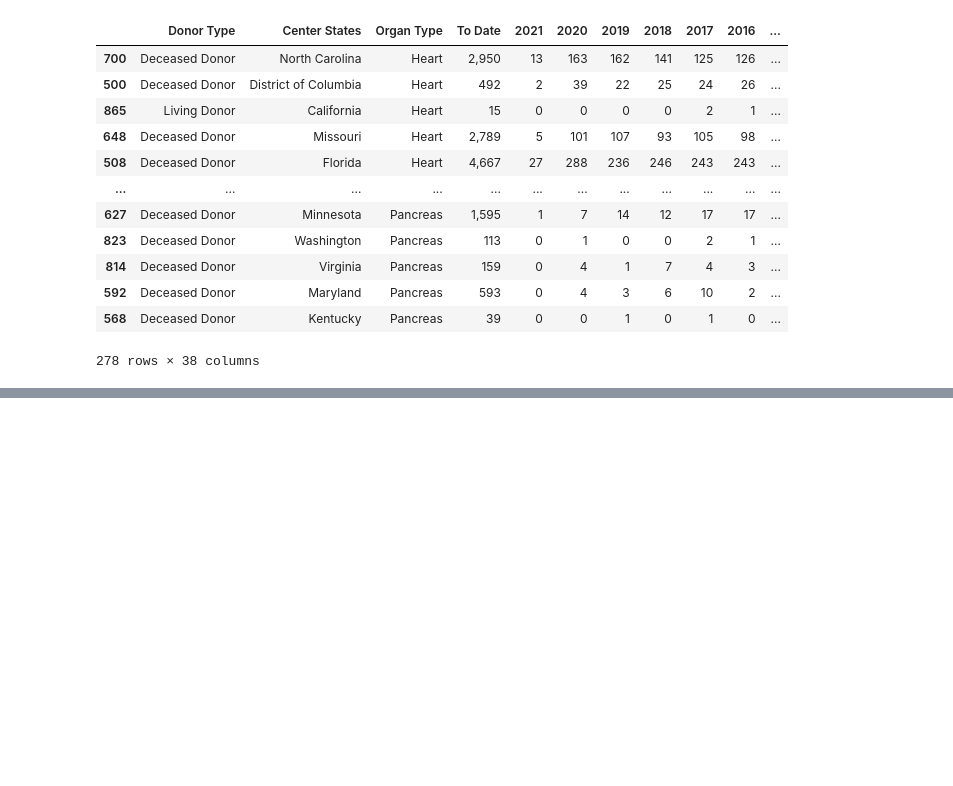
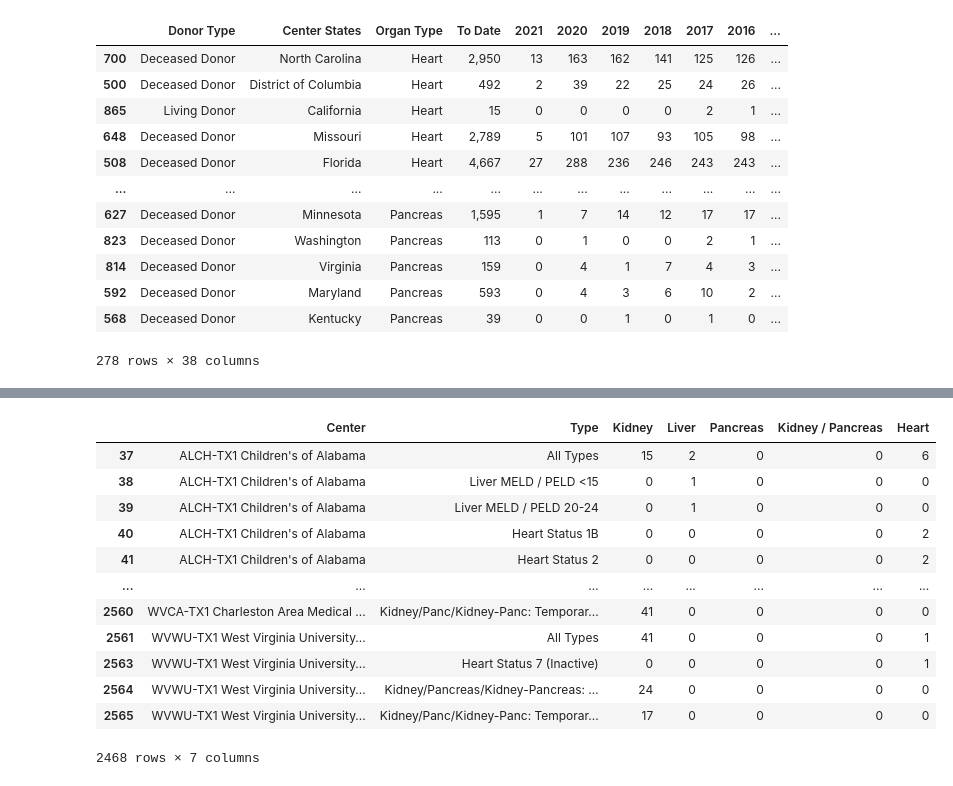
Before and after one commit to benwbarr/Transplant_Project, a Jupyter notebook: Resources/Wait_List_Notebook.ipynb, the cells around one changed output, grey strips where cells are left out. Saved outputs shown, nothing was run; the diff lists cells and outputs as text; code cells hidden in the pictures; blank space fills up the shorter version.

```diff
--- a/Resources/Wait_List_Notebook.ipynb
+++ b/Resources/Wait_List_Notebook.ipynb
@@ -552,0 +585,24 @@ dtm_state.to_csv('clean_data/donor_type_by_state.csv')
+# %%
+wait_center = wait_center[['Center','Type','Kidney','Liver','Pancreas','Kidney / Pancreas','Heart']]
+
+all_list = ['All Centers']
+
+wait_center = wait_center[wait_center['Center'].isin(all_list)== False]
+
+wait_center['Pancreas'] = wait_center['Pancreas'].astype(int)
+
+wait_center
+# %% [output]
+|  | Center | Type | Kidney | Liver | Pancreas | Kidney / Pancreas | Heart |
+| 37 | ALCH-TX1 Children's of Alabama | All Types | 15 | 2 | 0 | 0 | 6 |
+| 38 | ALCH-TX1 Children's of Alabama | Liver MELD / PELD <15 | 0 | 1 | 0 | 0 | 0 |
+| 39 | ALCH-TX1 Children's of Alabama | Liver MELD / PELD 20-24 | 0 | 1 | 0 | 0 | 0 |
+| 40 | ALCH-TX1 Children's of Alabama | Heart Status 1B | 0 | 0 | 0 | 0 | 2 |
+| 41 | ALCH-TX1 Children's of Alabama | Heart Status 2 | 0 | 0 | 0 | 0 | 2 |
+| ... | ... | ... | ... | ... | ... | ... | ... |
+| 2560 | WVCA-TX1 Charleston Area Medical ... | Kidney/Panc/Kidney-Panc: Temporar... | 41 | 0 | 0 | 0 | 0 |
+| 2561 | WVWU-TX1 West Virginia University... | All Types | 41 | 0 | 0 | 0 | 1 |
+| 2563 | WVWU-TX1 West Virginia University... | Heart Status 7 (Inactive) | 0 | 0 | 0 | 0 | 1 |
+| 2564 | WVWU-TX1 West Virginia University... | Kidney/Pancreas/Kidney-Pancreas: ... | 24 | 0 | 0 | 0 | 0 |
+| 2565 | WVWU-TX1 West Virginia University... | Kidney/Panc/Kidney-Panc: Temporar... | 17 | 0 | 0 | 0 | 0 |
+2468 rows × 7 columns
```
Also changed, not shown: parts of 9 cells of this notebook, 3 other files.
